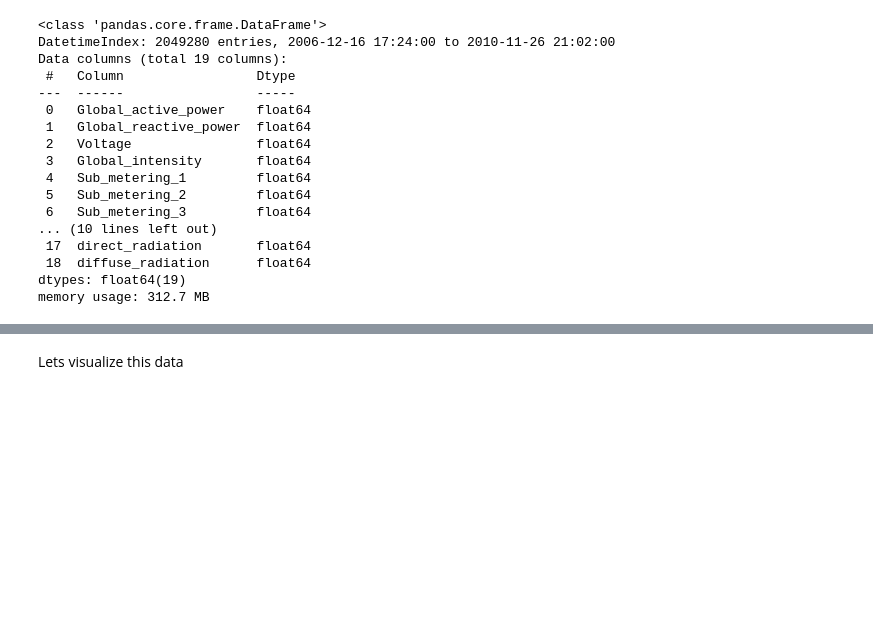
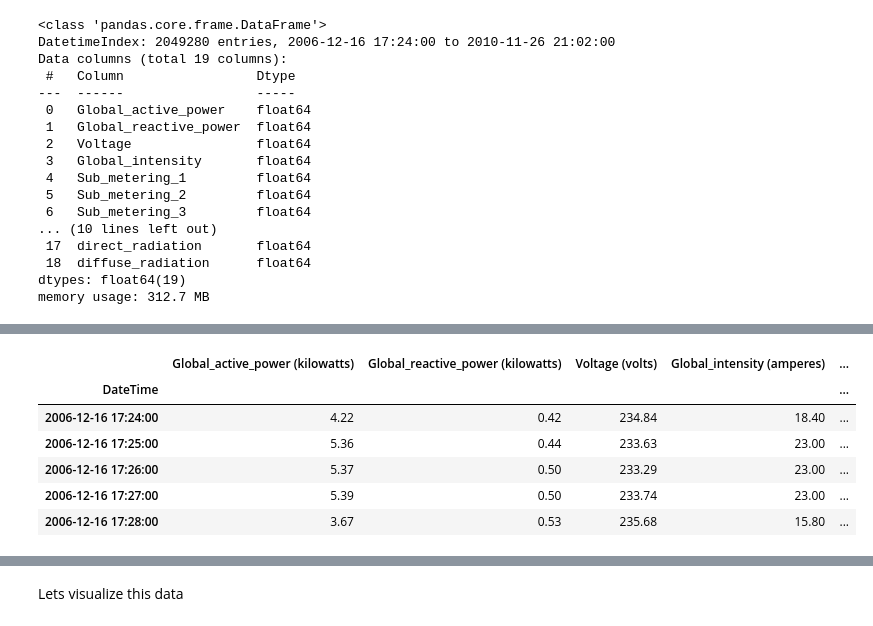
Before and after one commit to anishk18/BrainStation_CapstoneProject, a Jupyter notebook: notebooks/03-pre-processing_AdvancedEDA_Sprint 2.ipynb, the cells around one changed output, grey strips where cells are left out. Saved outputs shown, nothing was run; the diff lists cells and outputs as text; code cells hidden in the pictures; blank space fills up the shorter version.

```diff
--- a/notebooks/03-pre-processing.ipynb
+++ b/notebooks/03-pre-processing_AdvancedEDA_Sprint 2.ipynb
@@ -33,5 +42,5 @@ import statsmodels.api as sm
 # %%
-file_path = r'C:\Users\karni\OneDrive\Documents\GitHub\BrainStation_CapstoneProject\data\power_weather.csv'
+file_path = r'C:\Users\karni\OneDrive\Desktop\GitHub\BrainStation_CapstoneProject\data\power_weather.csv'
 power_df_clean = pd.read_csv(file_path, parse_dates=['DateTime'], index_col='DateTime')
 power_df_clean.head()
 # %% [output]
@@ -170,0 +79,29 @@ Name: Global_active_power, dtype: float64
+# %%
+Units = {
+    'Global_active_power': 'kilowatts',
+    'Global_reactive_power': 'kilowatts',
+    'Voltage': 'volts',
+    'Global_intensity': 'amperes',
+    'Sub_metering_1': 'watt-hours of active energy',
+    'Sub_metering_2': 'watt-hours of active energy',
+    'Sub_metering_3': 'watt-hours of active energy',
+    'temperature_2m': '°C',
+    'relative_humidity_2m': '%',
+    'dew_point_2m': '°C',
+    'apparent_temperature': '°C',
+    'surface_pressure':'hPa',
+    'cloudcover': '%',
+    'windspeed_10m': 'km/h',
+    'windgusts_10m': 'km/h',
+    'winddirection_10m': 'degrees',
+    'shortwave_radiation': 'W/m²',
+    'direct_radiation': 'W/m²',
+    'diffuse_radiation': 'W/m²'
+
+    }
+# %%
+feature_names = []
+for i in Units.keys():
+    feature_names.append(f"{i} ({Units[i]})")
+
+feature_names
@@ -170,0 +128,13 @@ Name: Global_active_power, dtype: float64
+# %%
+#Adding the feature names to the dataframe
+power_df_clean.columns = feature_names
+# %%
+power_df_clean.head()
+# %% [output]
+|  | Global_active_power (kilowatts) | Global_reactive_power (kilowatts) | Voltage (volts) | Global_intensity (amperes) | ... |
+| DateTime |  |  |  |  | ... |
+| 2006-12-16 17:24:00 | 4.22 | 0.42 | 234.84 | 18.40 | ... |
+| 2006-12-16 17:25:00 | 5.36 | 0.44 | 233.63 | 23.00 | ... |
+| 2006-12-16 17:26:00 | 5.37 | 0.50 | 233.29 | 23.00 | ... |
+| 2006-12-16 17:27:00 | 5.39 | 0.50 | 233.74 | 23.00 | ... |
+| 2006-12-16 17:28:00 | 3.67 | 0.53 | 235.68 | 15.80 | ... |
```
Also changed, not shown: parts of 52 cells of this notebook, 10 other files.
